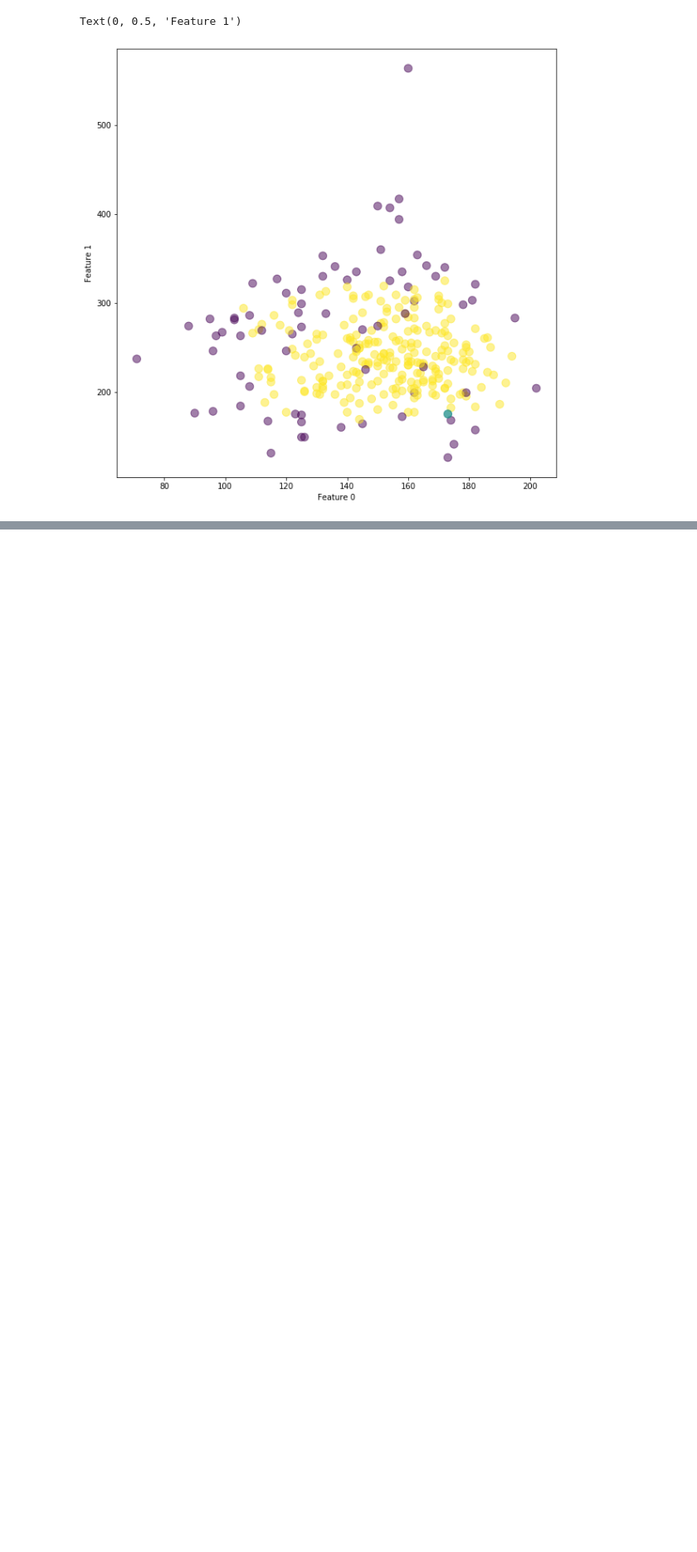
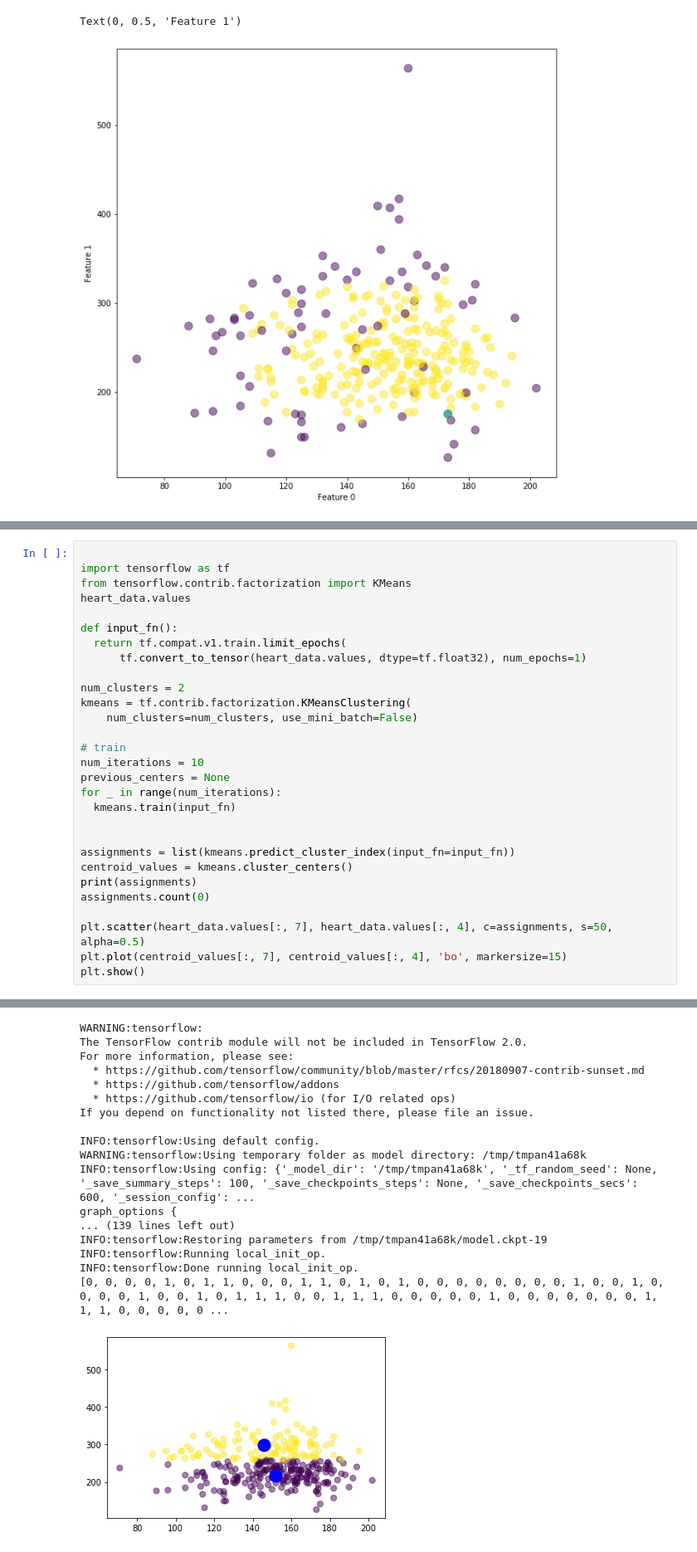
Before and after one commit to mal258/machinelearning258, a Jupyter notebook: Kmeans_Clustering.ipynb, the cells around one changed output, grey strips where cells are left out. Shown at 83% size. Saved outputs shown, nothing was run; the diff lists cells and outputs as text; blank space fills up the shorter version.

```diff
--- a/Kmeans_Clustering.ipynb
+++ b/Kmeans_Clustering.ipynb
@@ -204,0 +315,30 @@ Text(0, 0.5, 'Feature 1')
+# %%
+
+import tensorflow as tf
+from tensorflow.contrib.factorization import KMeans
+heart_data.values
+
+def input_fn():
+  return tf.compat.v1.train.limit_epochs(
+      tf.convert_to_tensor(heart_data.values, dtype=tf.float32), num_epochs=1)
+
+num_clusters = 2
+kmeans = tf.contrib.factorization.KMeansClustering(
+    num_clusters=num_clusters, use_mini_batch=False)
+
+# train
+num_iterations = 10
+previous_centers = None
+for _ in range(num_iterations):
+  kmeans.train(input_fn)
+
+
+assignments = list(kmeans.predict_cluster_index(input_fn=input_fn))
+centroid_values = kmeans.cluster_centers()
+print(assignments)
+assignments.count(0)
+
+plt.scatter(heart_data.values[:, 7], heart_data.values[:, 4], c=assignments, s=50, alpha=0.5)
+plt.plot(centroid_values[:, 7], centroid_values[:, 4], 'bo', markersize=15)
+plt.show()
+# %% [output]
@@ -204,0 +347,18 @@ Text(0, 0.5, 'Feature 1')
+WARNING:tensorflow:
+The TensorFlow contrib module will not be included in TensorFlow 2.0.
+For more information, please see:
+  * https://github.com/tensorflow/community/blob/master/rfcs/20180907-contrib-sunset.md
+  * https://github.com/tensorflow/addons
+  * https://github.com/tensorflow/io (for I/O related ops)
+If you depend on functionality not listed there, please file an issue.
+
+INFO:tensorflow:Using default config.
+WARNING:tensorflow:Using temporary folder as model directory: /tmp/tmpan41a68k
+INFO:tensorflow:Using config: {'_model_dir': '/tmp/tmpan41a68k', '_tf_random_seed': None, '_save_summary_steps': 100, '_save_checkpoints_steps': None, '_save_checkpoints_secs': 600, '_session_config': ...
+graph_options {
+... (139 lines left out)
+INFO:tensorflow:Restoring parameters from /tmp/tmpan41a68k/model.ckpt-19
+INFO:tensorflow:Running local_init_op.
+INFO:tensorflow:Done running local_init_op.
+[0, 0, 0, 0, 1, 0, 1, 1, 0, 0, 0, 1, 1, 0, 1, 0, 1, 0, 0, 0, 0, 0, 0, 0, 0, 1, 0, 0, 1, 0, 0, 0, 0, 1, 0, 0, 1, 0, 1, 1, 1, 0, 0, 1, 1, 1, 0, 0, 0, 0, 0, 1, 0, 0, 0, 0, 0, 0, 0, 1, 1, 1, 0, 0, 0, 0, 0 ...
+[figure, added]
```
Also changed, not shown: parts of 8 cells of this notebook.
